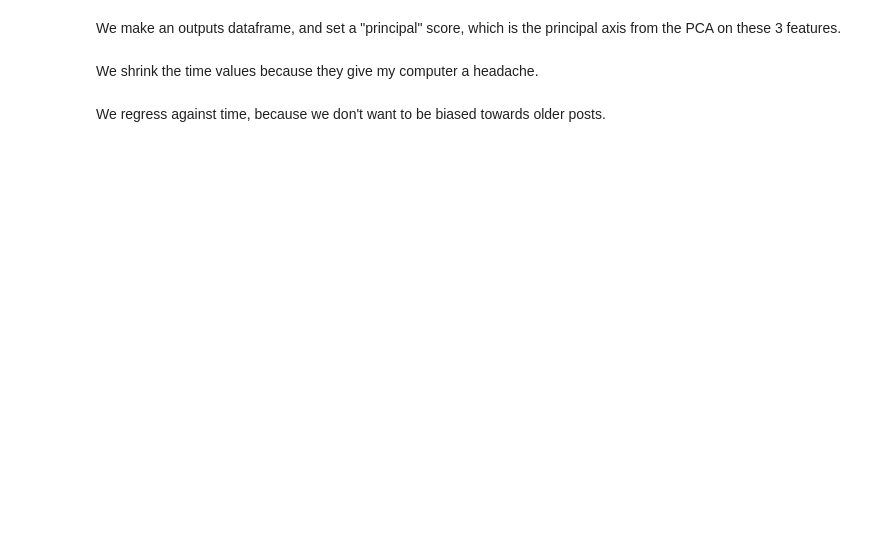
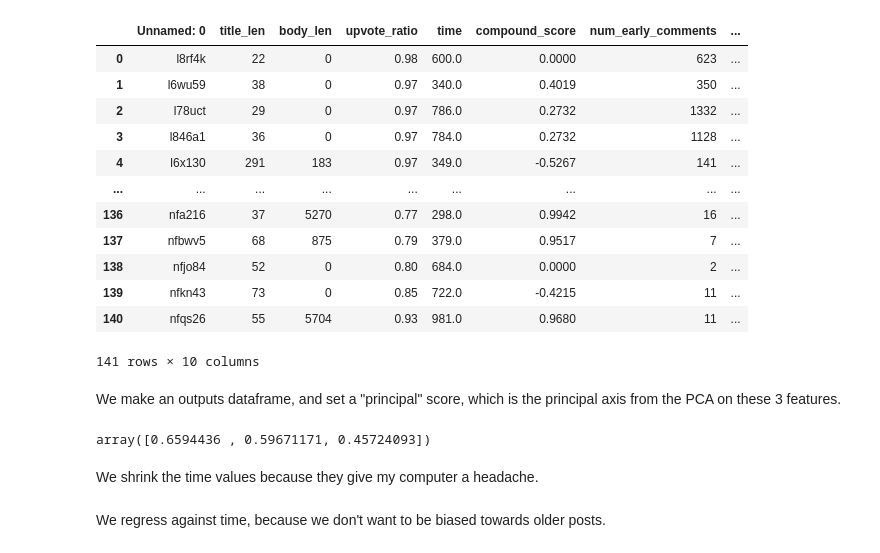
Before and after one commit to 404notfound-erdosbootcampproject/reddit_analysis, a Jupyter notebook: Let's make a good output variable.ipynb, the cells around one changed output. Saved outputs shown, nothing was run; the diff lists cells and outputs as text; code cells hidden in the pictures; blank space fills up the shorter version.

```diff
--- a/Let's make a good output variable.ipynb
+++ b/Let's make a good output variable.ipynb
@@ -4,5 +8,20 @@ import matplotlib.pyplot as plt
 # %%
-df = pd.read_pickle("WSBSubmissonsdataActual.pkl")
+df = pd.read_csv("train_test_data_v1.csv")
+df
+# %% [output]
+|  | Unnamed: 0 | title_len | body_len | upvote_ratio | time | compound_score | num_early_comments | ... |
+| 0 | l8rf4k | 22 | 0 | 0.98 | 600.0 | 0.0000 | 623 | ... |
+| 1 | l6wu59 | 38 | 0 | 0.97 | 340.0 | 0.4019 | 350 | ... |
+| 2 | l78uct | 29 | 0 | 0.97 | 786.0 | 0.2732 | 1332 | ... |
+| 3 | l846a1 | 36 | 0 | 0.97 | 784.0 | 0.2732 | 1128 | ... |
+| 4 | l6x130 | 291 | 183 | 0.97 | 349.0 | -0.5267 | 141 | ... |
+| ... | ... | ... | ... | ... | ... | ... | ... | ... |
+| 136 | nfa216 | 37 | 5270 | 0.77 | 298.0 | 0.9942 | 16 | ... |
+| 137 | nfbwv5 | 68 | 875 | 0.79 | 379.0 | 0.9517 | 7 | ... |
+| 138 | nfjo84 | 52 | 0 | 0.80 | 684.0 | 0.0000 | 2 | ... |
+| 139 | nfkn43 | 73 | 0 | 0.85 | 722.0 | -0.4215 | 11 | ... |
+| 140 | nfqs26 | 55 | 5704 | 0.93 | 981.0 | 0.9680 | 11 | ... |
+141 rows × 10 columns
 # %% [markdown]
 We make an outputs dataframe, and set a "principal" score, which is the principal axis from the PCA on these 3 features.
 # %%
@@ -11,4 +30,13 @@ outputs = df[['score', 'num_comments', 'upvote_ratio']].astype(float)
 outputs["norm_score"] = (outputs.score - outputs.score.mean()) / outputs.score.std()
 outputs["norm_comments"] = (outputs.num_comments - outputs.num_comments.mean()) / outputs.num_comments.std()
 outputs["norm_ratio"] = (outputs.upvote_ratio - outputs.upvote_ratio.mean()) / outputs.upvote_ratio.std()
+
+
+outputs_final = outputs[['norm_score', 'norm_comments', 'norm_ratio']]
+from sklearn.decomposition import PCA
+pca = PCA(n_components = 3)
+pca.fit(outputs_final)
+pca.components_[0]
+# %% [output]
+array([0.6594436 , 0.59671171, 0.45724093])
 # %%
```
Also changed, not shown: parts of 7 cells of this notebook.
